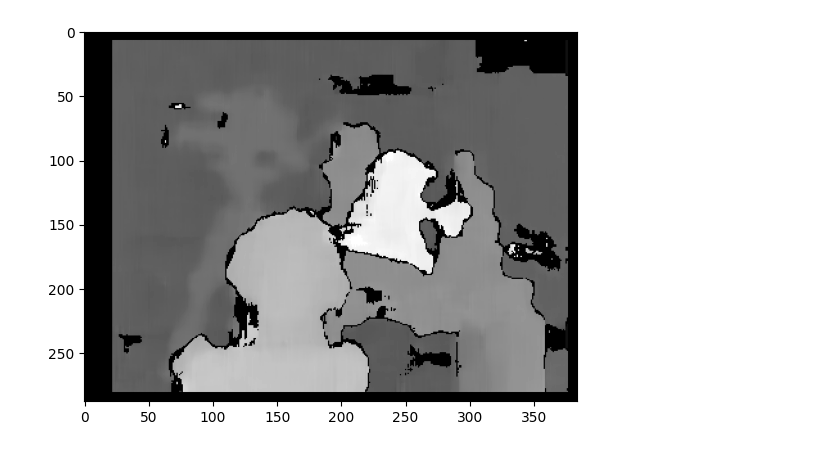
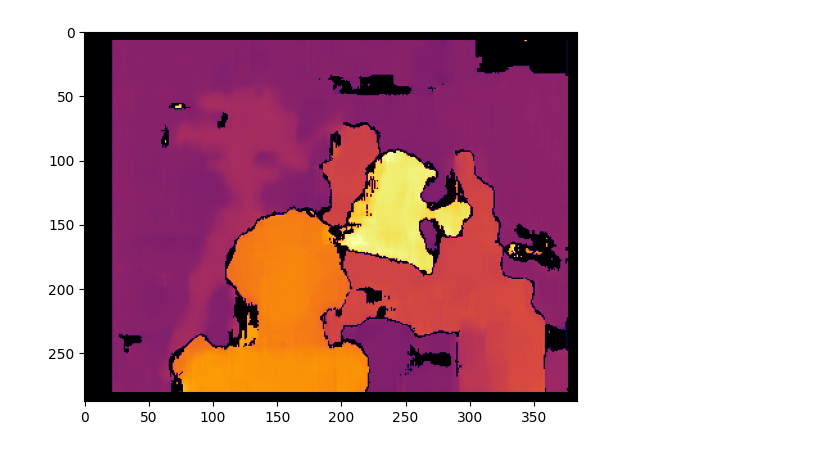
Before and after one commit to kar7mp5/Image_Deepth, a Jupyter notebook: image_depth.ipynb, the cells around one changed output. Cells and saved outputs as stored; diff of their text form; code cells hidden in the pictures.

Commit message:
feat: Add image_depth.ipynb

```diff
--- a/image_depth.ipynb
+++ b/image_depth.ipynb
@@ -1,13 +1,13 @@
 # %%
 import numpy as np
 import cv2
 from matplotlib import pyplot as plt
 
 imgL = cv2.imread('./data/tsukuba_l.png',0)
 imgR = cv2.imread('./data/tsukuba_r.png',0)
 stereo = cv2.StereoBM_create(numDisparities=16, blockSize=15)
 disparity = stereo.compute(imgL,imgR)
-plt.imshow(disparity,'gray')
+plt.imshow(disparity,'inferno')
 plt.show()
 # %% [output]
-[figure, old version]
+[figure, new version]
```
Also changed, not shown: parts of 7 cells of this notebook.
